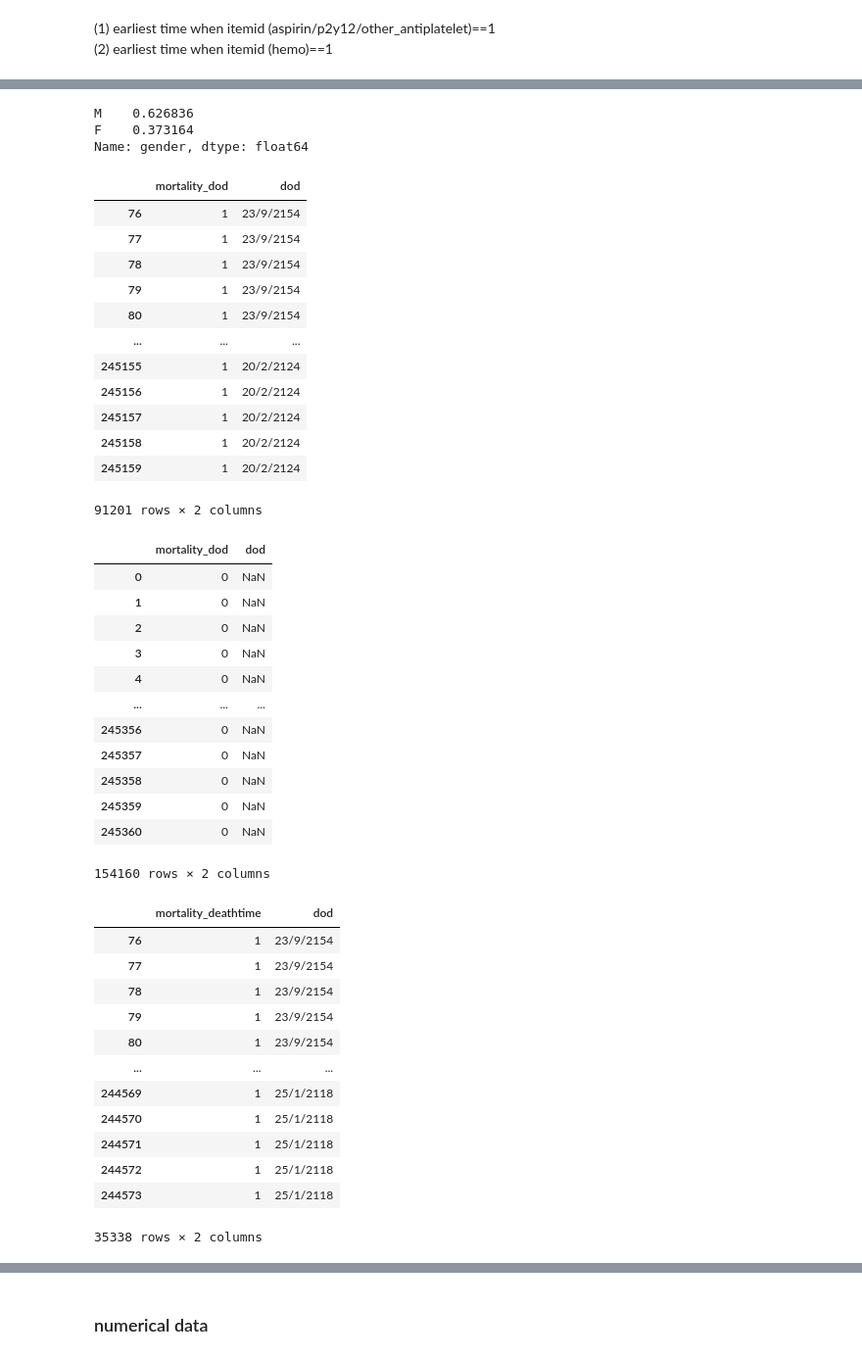
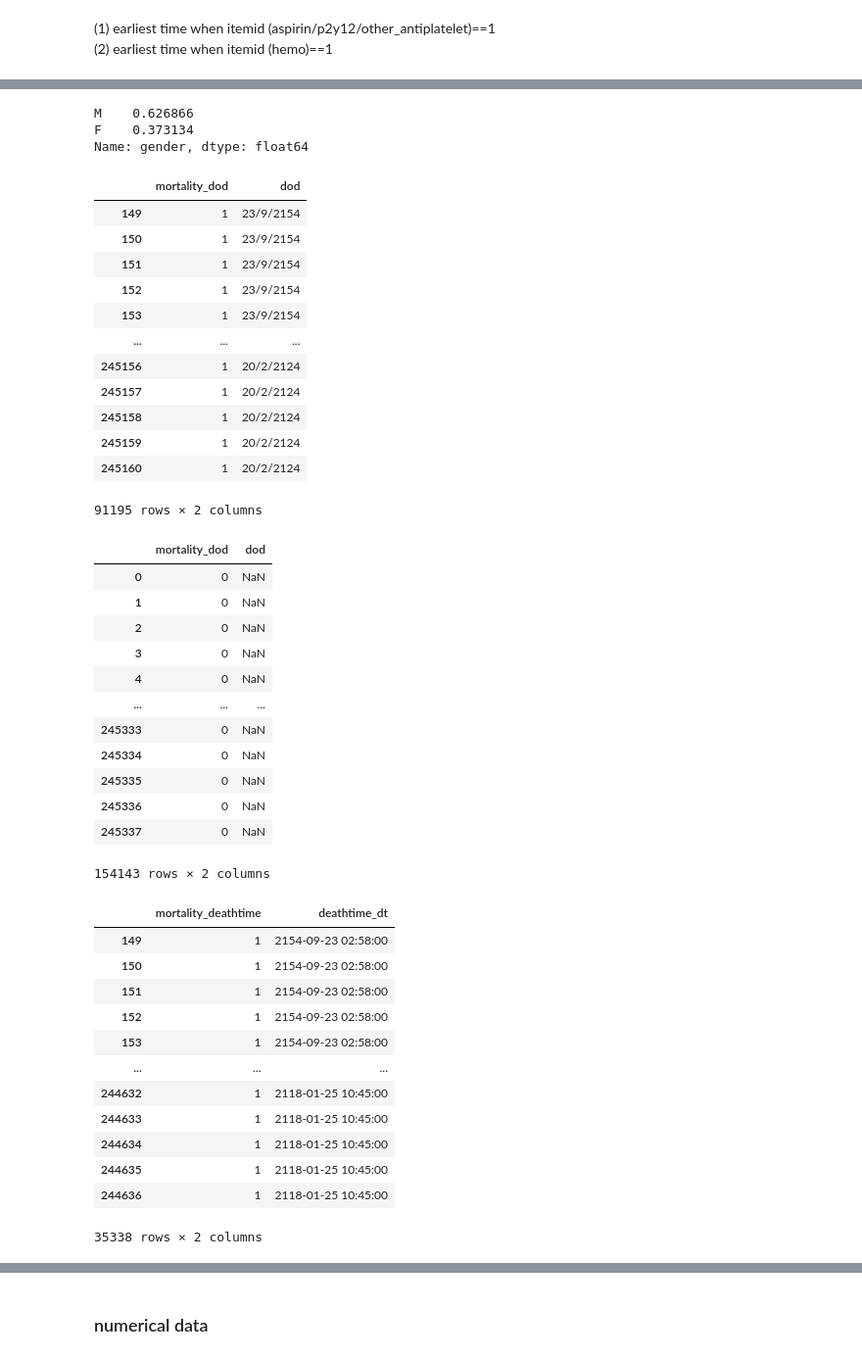
Before and after one commit to doscsy12/shade_22, a Jupyter notebook: datathon22_EDA_sy.ipynb, the cells around one changed output, grey strips where cells are left out. Shown at 98% size. Drawn from its saved outputs; the diff is of its cells as text; code cells hidden in the pictures.

```diff
--- a/datathon22_EDA_sy.ipynb
+++ b/datathon22_EDA_sy.ipynb
@@ -45,0 +68,2 @@ memory usage: 33.7+ MB
+# %%
+trop_df = pd.read_csv('.\data\data-troponin_cohort.csv')
@@ -45,0 +93,5 @@ memory usage: 33.7+ MB
+# %%
+trop_df['addmittime_dt'] = pd.to_datetime(trop_df['hosp_admittime'])
+# %%
+addmittime_df = trop_df.groupby('subject_id').first().reset_index()[['subject_id','addmittime_dt']]
+addmittime_df.head()
@@ -46,2 +105,4 @@ memory usage: 33.7+ MB
+# %%
+df = df.merge(addmittime_df,on='subject_id')
 # %% [markdown]
 <span style='color:red'>earliest starttime/stoptime where medication of interest (aspirin/blah blah) is '1'
@@ -137,8 +203,8 @@ memory usage: 46.8+ MB
 # unique value
 df['gender'].value_counts(normalize=True)
 # %% [output]
-M    0.626836
-F    0.373164
+M    0.626866
+F    0.373134
 Name: gender, dtype: float64
 # %%
 # convert dod to mortality if value exists
@@ -151,18 +217,18 @@ df['mortality_deathtime'] = df['deathtime'].apply(lambda x: 0 if  x is np.nan el
 df[df['mortality_dod']==1][['mortality_dod','dod']]
 # %% [output]
 |  | mortality_dod | dod |
-| 76 | 1 | 23/9/2154 |
-| 77 | 1 | 23/9/2154 |
-| 78 | 1 | 23/9/2154 |
-| 79 | 1 | 23/9/2154 |
-| 80 | 1 | 23/9/2154 |
+| 149 | 1 | 23/9/2154 |
+| 150 | 1 | 23/9/2154 |
+| 151 | 1 | 23/9/2154 |
+| 152 | 1 | 23/9/2154 |
+| 153 | 1 | 23/9/2154 |
 | ... | ... | ... |
-| 245155 | 1 | 20/2/2124 |
 | 245156 | 1 | 20/2/2124 |
 | 245157 | 1 | 20/2/2124 |
 | 245158 | 1 | 20/2/2124 |
 | 245159 | 1 | 20/2/2124 |
+| 245160 | 1 | 20/2/2124 |
-91201 rows × 2 columns
+91195 rows × 2 columns
 # %%
 # double check
 df[df['mortality_dod']==0][['mortality_dod','dod']]
@@ -174,27 +240,27 @@ df[df['mortality_dod']==0][['mortality_dod','dod']]
 | 3 | 0 | NaN |
 | 4 | 0 | NaN |
 | ... | ... | ... |
-| 245356 | 0 | NaN |
-| 245357 | 0 | NaN |
-| 245358 | 0 | NaN |
-| 245359 | 0 | NaN |
-| 245360 | 0 | NaN |
+| 245333 | 0 | NaN |
+| 245334 | 0 | NaN |
+| 245335 | 0 | NaN |
+| 245336 | 0 | NaN |
+| 245337 | 0 | NaN |
-154160 rows × 2 columns
+154143 rows × 2 columns
 # %%
 # check predicted
-df[df['mortality_deathtime']==1][['mortality_deathtime','dod']]
+df[df['mortality_deathtime']==1][['mortality_deathtime','deathtime_dt']]
 # %% [output]
-|  | mortality_deathtime | dod |
-| 76 | 1 | 23/9/2154 |
-| 77 | 1 | 23/9/2154 |
-| 78 | 1 | 23/9/2154 |
-| 79 | 1 | 23/9/2154 |
-| 80 | 1 | 23/9/2154 |
+|  | mortality_deathtime | deathtime_dt |
+| 149 | 1 | 2154-09-23 02:58:00 |
+| 150 | 1 | 2154-09-23 02:58:00 |
+| 151 | 1 | 2154-09-23 02:58:00 |
+| 152 | 1 | 2154-09-23 02:58:00 |
+| 153 | 1 | 2154-09-23 02:58:00 |
 | ... | ... | ... |
-| 244569 | 1 | 25/1/2118 |
-| 244570 | 1 | 25/1/2118 |
-| 244571 | 1 | 25/1/2118 |
-| 244572 | 1 | 25/1/2118 |
-| 244573 | 1 | 25/1/2118 |
+| 244632 | 1 | 2118-01-25 10:45:00 |
+| 244633 | 1 | 2118-01-25 10:45:00 |
+| 244634 | 1 | 2118-01-25 10:45:00 |
+| 244635 | 1 | 2118-01-25 10:45:00 |
+| 244636 | 1 | 2118-01-25 10:45:00 |
 35338 rows × 2 columns
 # %%
```
Also changed, not shown: parts of 50 cells of this notebook.
